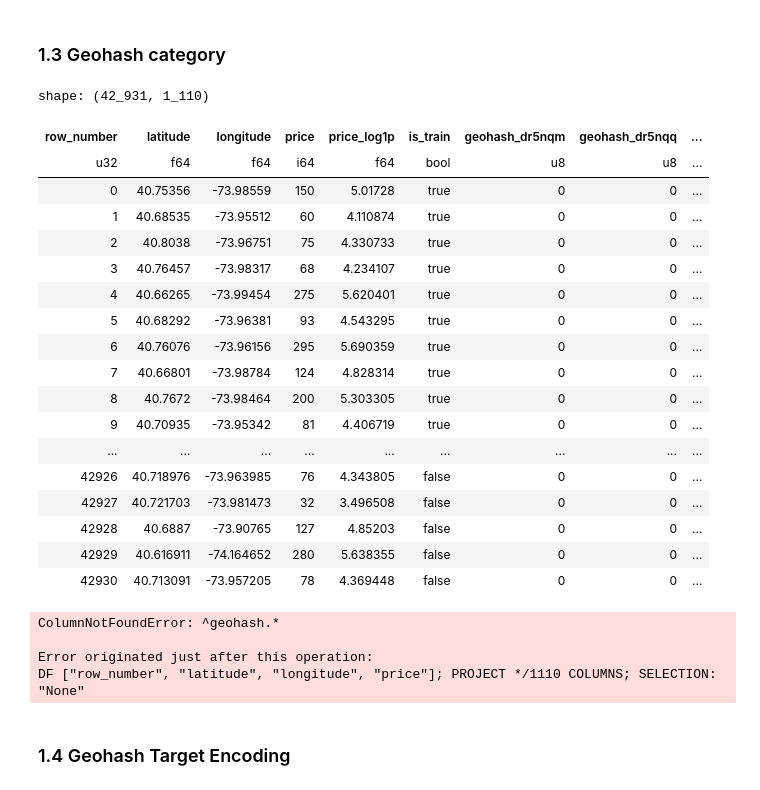
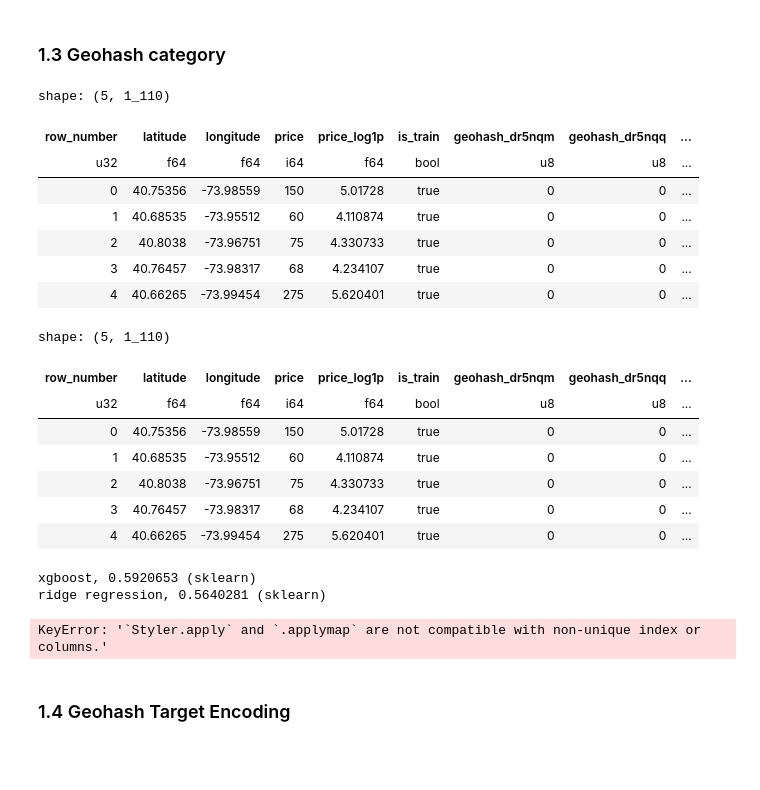
Before and after one commit to bfeif/personal-website, a Jupyter notebook: code/notebooks/feature-engineering-with-just-latitude-and-longitude.ipynb, the cells around one changed output. Saved outputs shown, nothing was run; the diff lists cells and outputs as text; code cells hidden in the pictures; blank space fills up the shorter version.

```diff
--- a/code/notebooks/feature-engineering-with-just-latitude-and-longitude.ipynb
+++ b/code/notebooks/feature-engineering-with-just-latitude-and-longitude.ipynb
@@ -199,7 +193,7 @@ def add_density_feature_columns_to_dataframe(geo_df: pl.DataFrame) -> pl.DataFra
     tree = spatial.cKDTree(df.select(["latitude", "longitude"]))
     result = geo_df.with_columns(
         pl.Series(
-            "density",
+            "spatial_density",
             tree.query_ball_point(geo_df.select(["latitude", "longitude"]), .02, return_length=True)
         )
     )
@@ -258,48 +274,66 @@ def add_geohash_one_hot_encoded_category_columns_to_dataframe(
     return result
 # %%
 df_w_geohash_ohe = add_geohash_one_hot_encoded_category_columns_to_dataframe(df)
-display(df_w_geohash_ohe)
+display(df_w_geohash_ohe.head())
+display(df_w_geohash_ohe.filter(pl.col("is_train")).head())
 
-MODEL_FEATURE_LIST = [
-    "^geohash.*"
-]
+MODEL_FEATURE_PATTERN = "^geohash_.*$"
 
-X_train = df_w_geohash_ohe.filter(pl.col("is_train")).select(pl.col(MODEL_FEATURE_LIST))
+X_train = df_w_geohash_ohe.filter(pl.col("is_train")).select(pl.col(MODEL_FEATURE_PATTERN))
 y_train = df_w_geohash_ohe.filter(pl.col("is_train")).select(MODEL_TARGET)
-X_test = df_w_geohash_ohe.filter(~pl.col("is_train")).select(pl.col(MODEL_FEATURE_LIST))
+X_test = df_w_geohash_ohe.filter(~pl.col("is_train")).select(pl.col(MODEL_FEATURE_PATTERN))
 y_test = df_w_geohash_ohe.filter(~pl.col("is_train")).select(MODEL_TARGET).to_numpy()
 
 for model_name, model_class in zip(
-    ["xgboost", "linear regression", "ridge regression"],
-    [XGBRegressor, LinearRegression, Ridge]
+    ["xgboost", "ridge regression"],
+    [XGBRegressor, Ridge]
 ):
     model = model_class().fit(X_train, y_train)
     y_predicted = model.predict(X_test)
     print(f"{model_name}, {mean_squared_error(y_test, y_predicted):.7f} (sklearn)")
+
+geohash_categorical_results_df = (
+    pd.DataFrame
+    .from_records(model_performance_list)
+    .pivot_table(
+        index="feature_list_name",
+        columns="model_name",
+        values="model_performance",
+        aggfunc="first"
+    )
+)
+
+display(
+    pd.concat([
+        raw_lat_lon_results_df,
+        spatial_density_results_df,
+        geohash_categorical_results_df
+    ])
+    .style
+    .format("{:.3f}")
+    .background_gradient(vmin=0, vmax=1)
+    .to_html()
+)
 # %% [output]
-shape: (42_931, 1_110)
+shape: (5, 1_110)
 | row_number | latitude | longitude | price | price_log1p | is_train | geohash_dr5nqm | geohash_dr5nqq | ... |
 | u32 | f64 | f64 | i64 | f64 | bool | u8 | u8 | ... |
 | 0 | 40.75356 | -73.98559 | 150 | 5.01728 | true | 0 | 0 | ... |
 | 1 | 40.68535 | -73.95512 | 60 | 4.110874 | true | 0 | 0 | ... |
 | 2 | 40.8038 | -73.96751 | 75 | 4.330733 | true | 0 | 0 | ... |
 | 3 | 40.76457 | -73.98317 | 68 | 4.234107 | true | 0 | 0 | ... |
 | 4 | 40.66265 | -73.99454 | 275 | 5.620401 | true | 0 | 0 | ... |
-| 5 | 40.68292 | -73.96381 | 93 | 4.543295 | true | 0 | 0 | ... |
-| 6 | 40.76076 | -73.96156 | 295 | 5.690359 | true | 0 | 0 | ... |
-| 7 | 40.66801 | -73.98784 | 124 | 4.828314 | true | 0 | 0 | ... |
-| 8 | 40.7672 | -73.98464 | 200 | 5.303305 | true | 0 | 0 | ... |
-| 9 | 40.70935 | -73.95342 | 81 | 4.406719 | true | 0 | 0 | ... |
-| ... | ... | ... | ... | ... | ... | ... | ... | ... |
-| 42926 | 40.718976 | -73.963985 | 76 | 4.343805 | false | 0 | 0 | ... |
-| 42927 | 40.721703 | -73.981473 | 32 | 3.496508 | false | 0 | 0 | ... |
-| 42928 | 40.6887 | -73.90765 | 127 | 4.85203 | false | 0 | 0 | ... |
-| 42929 | 40.616911 | -74.164652 | 280 | 5.638355 | false | 0 | 0 | ... |
-| 42930 | 40.713091 | -73.957205 | 78 | 4.369448 | false | 0 | 0 | ... |
-ColumnNotFoundError: ^geohash.*
-
-Error originated just after this operation:
-DF ["row_number", "latitude", "longitude", "price"]; PROJECT */1110 COLUMNS; SELECTION: "None"
+shape: (5, 1_110)
+| row_number | latitude | longitude | price | price_log1p | is_train | geohash_dr5nqm | geohash_dr5nqq | ... |
+| u32 | f64 | f64 | i64 | f64 | bool | u8 | u8 | ... |
+| 0 | 40.75356 | -73.98559 | 150 | 5.01728 | true | 0 | 0 | ... |
+| 1 | 40.68535 | -73.95512 | 60 | 4.110874 | true | 0 | 0 | ... |
+| 2 | 40.8038 | -73.96751 | 75 | 4.330733 | true | 0 | 0 | ... |
+| 3 | 40.76457 | -73.98317 | 68 | 4.234107 | true | 0 | 0 | ... |
+| 4 | 40.66265 | -73.99454 | 275 | 5.620401 | true | 0 | 0 | ... |
+xgboost, 0.5920653 (sklearn)
+ridge regression, 0.5640281 (sklearn)
+KeyError: '`Styler.apply` and `.applymap` are not compatible with non-unique index or columns.'
 # %% [markdown]
 ### 1.4 Geohash Target Encoding
 # %%
```
Also changed, not shown: parts of 4 cells of this notebook, 1 other file.
